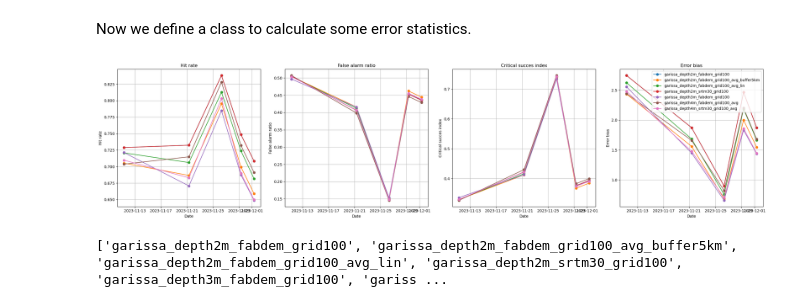
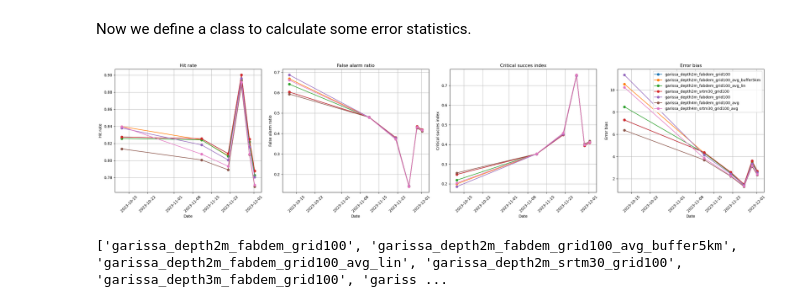
Before and after one commit to pjdebruijn2505/Git_mdp, a Jupyter notebook: SFINCS/d_preprocess_floodmaps.ipynb, the cells around one changed output. Cells and saved outputs as stored; diff of their text form; code cells hidden in the pictures.

Commit message:
altered the logical operators for FP, TP, FN and improved images

```diff
--- a/SFINCS/d_preprocess_floodmaps.ipynb
+++ b/SFINCS/d_preprocess_floodmaps.ipynb
@@ -268,13 +268,16 @@ class Validation:
     def __init__(self, floodmap_sat, floodmap_sfincs):
 
         # True positive
-        self.m1b1 = np.sum((floodmap_sat.data==2) & (floodmap_sfincs.data==2))
+        self.m1b1 = np.sum(((floodmap_sat.data==1) | (floodmap_sat.data==2))
+                            & ((floodmap_sfincs.data==1) | (floodmap_sfincs.data==2)))
 
         # False positive
-        self.m1b0 = np.sum((floodmap_sat.data!=2) & (floodmap_sat.data!=-1) & (floodmap_sfincs.data==2))
+        self.m1b0 = np.sum(((floodmap_sat.data!=2) & (floodmap_sat.data!=-1) & (floodmap_sat.data!=1))
+                           & ((floodmap_sfincs.data==1) | (floodmap_sfincs.data==2)))
 
         # False negative
-        self.m0b1 = np.sum((floodmap_sat.data==2) & (floodmap_sfincs.data!=2))
+        self.m0b1 = np.sum(((floodmap_sat.data==1) | (floodmap_sat.data==2))
+                           & ((floodmap_sfincs.data!=1) & (floodmap_sfincs.data!=2)))
 
     def hit_rate(self):
         return self.m1b1 / (self.m1b1 + self.m0b1)
@@ -327,24 +330,25 @@ measure_titles = ["Hit rate", "False alarm ratio", "Critical succes index", "Err
 # %%
 fig, axs = plt.subplots(1, 4, figsize=(25, 6))
 
 for i, ax in enumerate(axs):
     meas = measures[i]
 
     for model, data in meas.items():
-        ax.plot(floodmap_times.values(), data, label=model, marker='o')  # Added marker for better visibility
+        ax.plot(list(floodmap_times.values()), data, label=model, marker='o')  # Added marker for better visibility
 
     ax.set_xlabel("Date")
+    ax.tick_params(axis='x', rotation=45)
     ax.set_ylabel(measure_titles[i])
     ax.set_title(measure_titles[i])
     ax.grid(True)  # Adding grid for better readability
     # ax.legend()  # Placing legends inside each subplot
 
 plt.legend()
 plt.tight_layout()
 
-# plt.savefig(Path(r"figs/sfincs_model_scores.jpg"))
+plt.savefig(Path(r"figs/sfincs_model_scores1.jpg"))
 # %% [output]
-[figure, old version]
+[figure, new version]
 # %%
 print(model_names)
 # %% [output]
```
Also changed, not shown: 3 other files.
